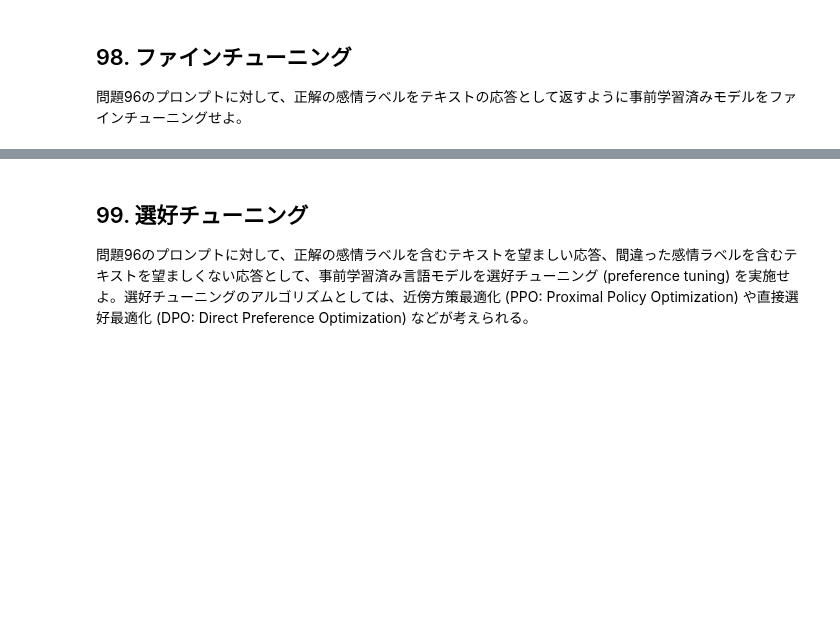
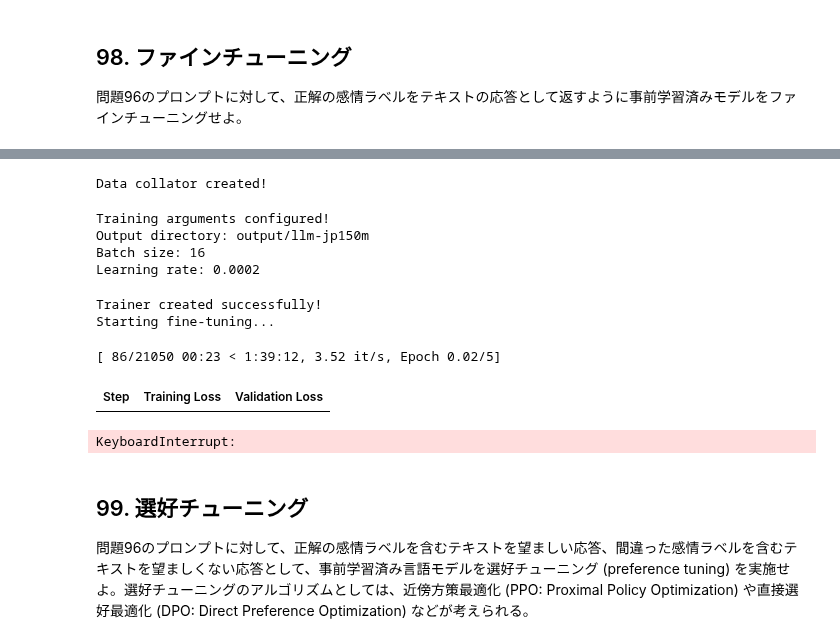
Before and after one commit to Rtosshy/2025, a Jupyter notebook: ch10/ch10.ipynb, the cells around one changed output, grey strips where cells are left out. Cells and saved outputs as stored; diff of their text form; code cells hidden in the pictures; blank space fills up the shorter version.

```diff
--- a/ch10/ch10.ipynb
+++ b/ch10/ch10.ipynb
@@ -993,0 +1547,6 @@ print(f"Evaluation results: {eval_results}")
+# %%
+model = AutoModelForCausalLM.from_pretrained(
+        model_name,
+        device_map={"": "cuda:1"},
+)
+tokenizer = AutoTokenizer.from_pretrained(model_name)
@@ -994,3 +1683,63 @@ print(f"Evaluation results: {eval_results}")
+# %%
+data_collator = DataCollatorForLanguageModeling(
+    tokenizer=tokenizer,
+    mlm=False,  # 因果言語モデルなのでFalse
+    pad_to_multiple_of=8,  # 効率化のため
+)
+
+print("Data collator created!")
+# %% [output]
+Data collator created!
+# %%
+training_args = TrainingArguments(
+    output_dir=output_dir,
+    per_device_train_batch_size=16,  # メモリ制約に応じて調整
+    per_device_eval_batch_size=16,
+    num_train_epochs=5,
+    learning_rate=2e-4,
+    logging_steps=100,
+    eval_strategy="steps",
+    eval_steps=500,
+    save_steps=500,
+    save_total_limit=2,
+    warmup_steps=100,
+    fp16=True,  # メモリ節約
+    dataloader_pin_memory=False,
+    remove_unused_columns=False,
+    report_to=None,  # wandbなどの使用を無効化
+)
+
+print("Training arguments configured!")
+print(f"Output directory: {training_args.output_dir}")
+print(f"Batch size: {training_args.per_device_train_batch_size}")
+print(f"Learning rate: {training_args.learning_rate}")
+# %% [output]
+Training arguments configured!
+Output directory: output/llm-jp150m
+Batch size: 16
+Learning rate: 0.0002
+# %%
+trainer = Trainer(
+    model=model,
+    args=training_args,
+    train_dataset=tokenized_train,
+    eval_dataset=tokenized_dev,
+    data_collator=data_collator,
+    processing_class=tokenizer,
+)
+
+print("Trainer created successfully!")
+print("Starting fine-tuning...")
+
+trainer.train()
+
+print("Fine-tuning completed!")
+# %% [output]
+Trainer created successfully!
+Starting fine-tuning...
+[ 86/21050 00:23 < 1:39:12, 3.52 it/s, Epoch 0.02/5]
+| Step | Training Loss | Validation Loss |
+KeyboardInterrupt:
 # %% [markdown]
 ## 99. 選好チューニング
 
```
Also changed, not shown: parts of 65 cells of this notebook, 1 other file.
